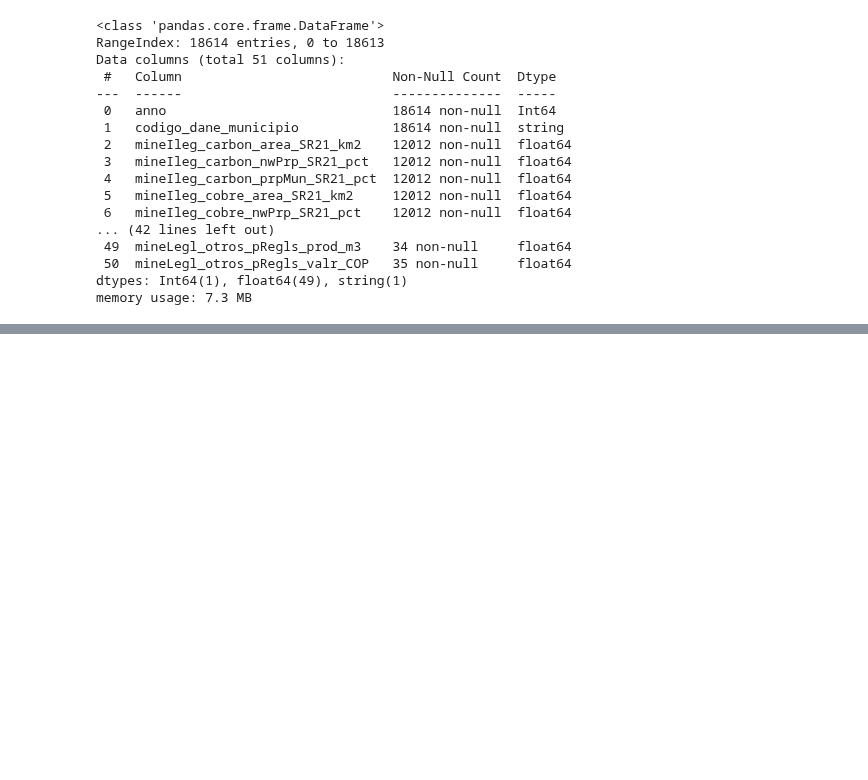
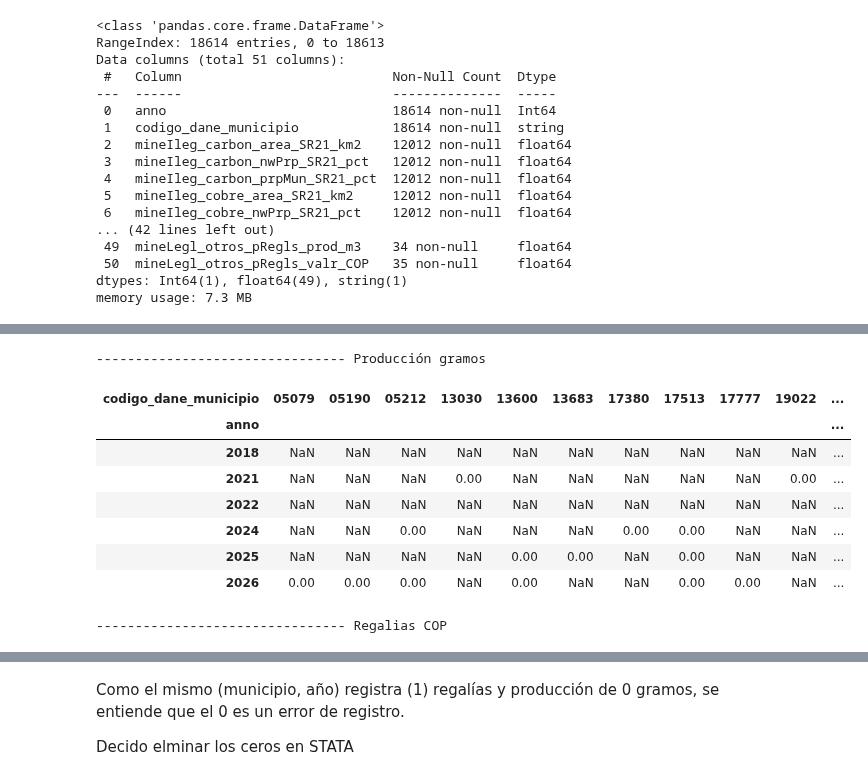
Before and after one commit to JC-AlfonsoR/PEG-mining-agriculture, a Jupyter notebook: engines/e2101_organizar_informacionAdicional_minerales.ipynb, the cells around one changed output, grey strips where cells are left out. Cells and saved outputs as stored; diff of their text form; code cells hidden in the pictures; blank space fills up the shorter version.

```diff
--- a/engines/e2101_organizar_informacionAdicional_minerales.ipynb
+++ b/engines/e2101_organizar_informacionAdicional_minerales.ipynb
@@ -676,0 +748,30 @@ df_stata.to_stata(DATA/'intermediate/e2101_panel_InfoAdicional_Minerales.dta')
+# %%
+# Explorar la serie completa de los municipios en cuestión
+print(MSC_SEPARADOR, 'Producción gramos')
+display(
+    municipios_cero_produccion.pivot(
+    index=COL_ANNO,
+    columns=COL_ID_MUNICIPIO,
+    values='mineLegl_oro_pRegls_prod_gr'
+    )
+)
+
+print(MSC_SEPARADOR, 'Regalias COP')
+display(
+    municipios_cero_produccion.pivot(
+    index=COL_ANNO,
+    columns=COL_ID_MUNICIPIO,
+    values='mineLegl_oro_pRegls_valr_COP'
+    )
+)
+# %% [output]
+-------------------------------- Producción gramos
+| codigo_dane_municipio | 05079 | 05190 | 05212 | 13030 | 13600 | 13683 | 17380 | 17513 | 17777 | 19022 | ... |
+| anno |  |  |  |  |  |  |  |  |  |  | ... |
+| 2018 | NaN | NaN | NaN | NaN | NaN | NaN | NaN | NaN | NaN | NaN | ... |
+| 2021 | NaN | NaN | NaN | 0.00 | NaN | NaN | NaN | NaN | NaN | 0.00 | ... |
+| 2022 | NaN | NaN | NaN | NaN | NaN | NaN | NaN | NaN | NaN | NaN | ... |
+| 2024 | NaN | NaN | 0.00 | NaN | NaN | NaN | 0.00 | 0.00 | NaN | NaN | ... |
+| 2025 | NaN | NaN | NaN | NaN | 0.00 | 0.00 | NaN | 0.00 | NaN | NaN | ... |
+| 2026 | 0.00 | 0.00 | 0.00 | NaN | 0.00 | NaN | NaN | 0.00 | 0.00 | NaN | ... |
+-------------------------------- Regalias COP
@@ -676,0 +786,4 @@ df_stata.to_stata(DATA/'intermediate/e2101_panel_InfoAdicional_Minerales.dta')
+# %% [markdown]
+Como el mismo (municipio, año) registra (1) regalías y producción de 0 gramos, se entiende que el 0 es un error de registro.
+
+Decido elminar los ceros en STATA
```
Also changed, not shown: parts of 9 cells of this notebook, 2 other files.
